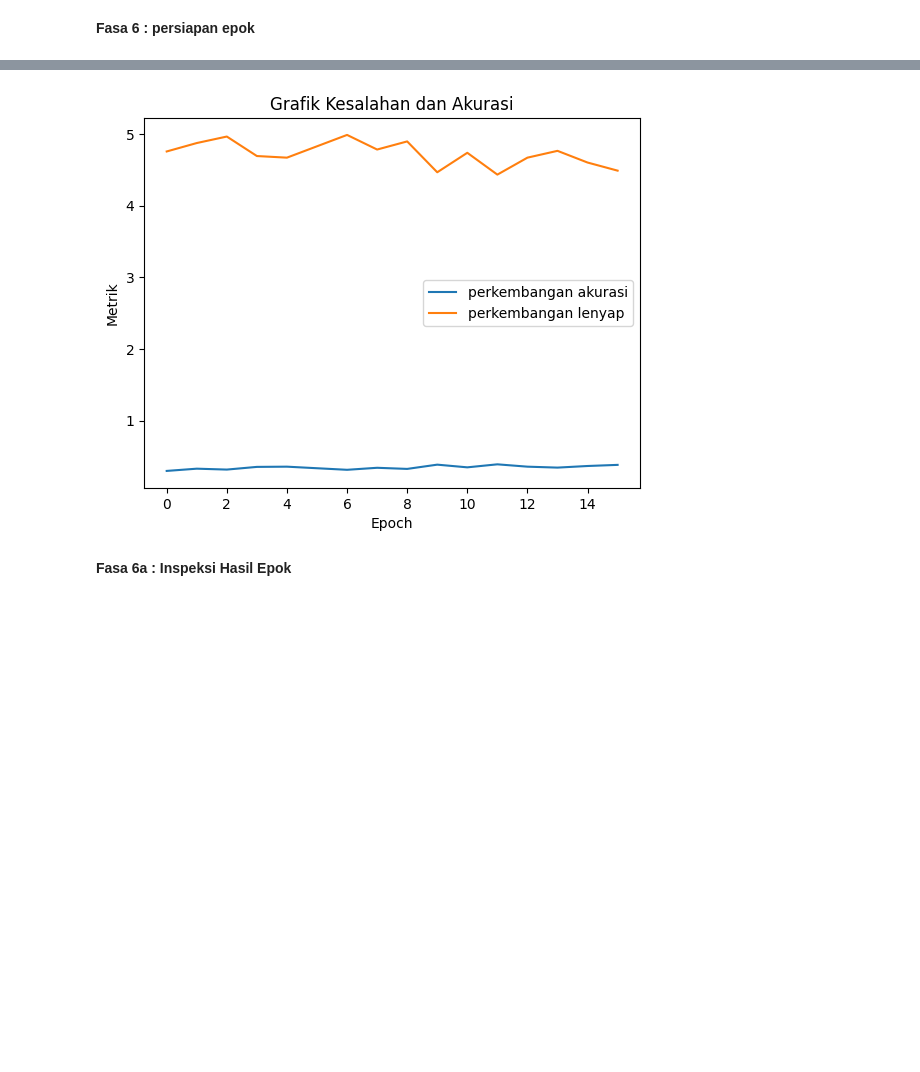
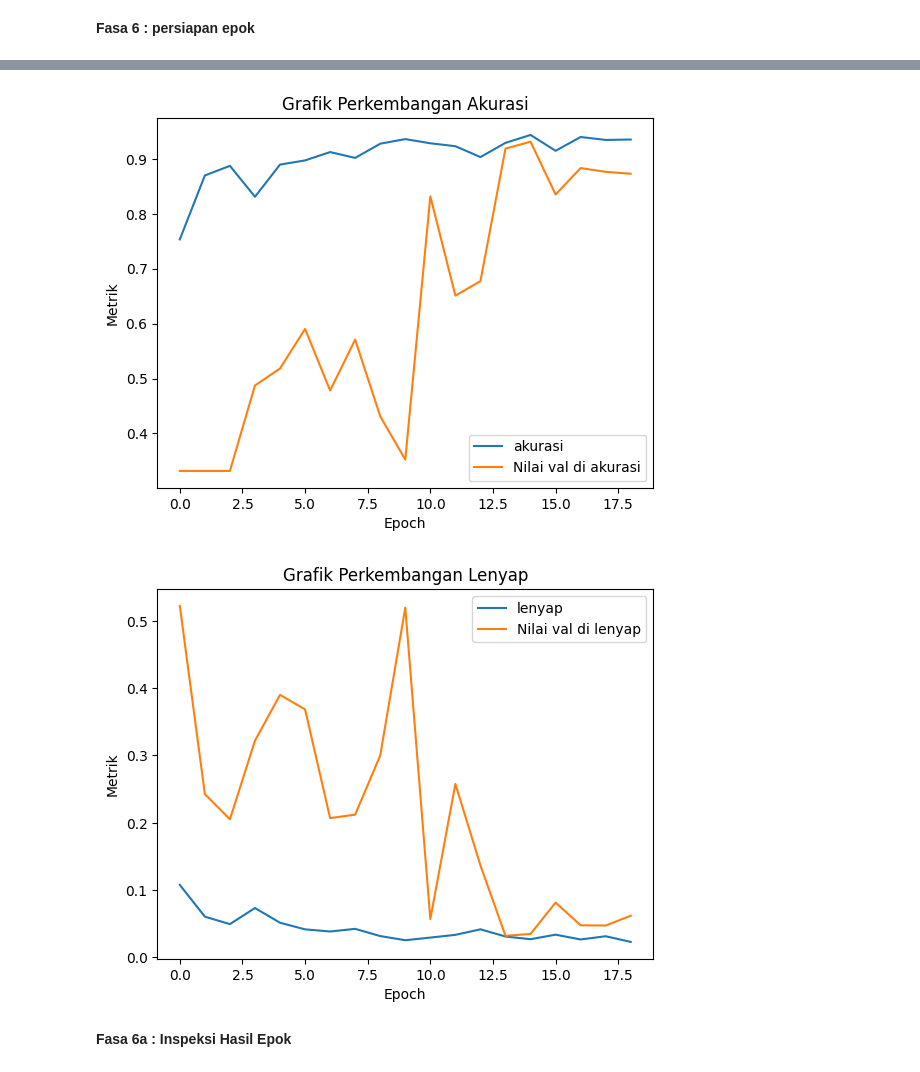
Before and after one commit to DGkurnia/discuss1, a Jupyter notebook: mlprii.ipynb, the cells around one changed output, grey strips where cells are left out. Saved outputs shown, nothing was run; the diff lists cells and outputs as text; code cells hidden in the pictures; blank space fills up the shorter version.

```diff
--- a/mlprii.ipynb
+++ b/mlprii.ipynb
@@ -271,2 +278,8 @@ kerasmod.compile(
+# %%
+#Kompilasi sessungguhnya (Insiasi metrik loss dinamik)
+dynamic_loss = DynamicFocalLoss(alpha=0.5, gamma=2.5)
+dynamic_precision = DynamicPrecision()
+dynamic_recall = DynamicRecall()
+#Ke fasa 6
 # %% [markdown]
 **Fasa 6 : persiapan epok**
@@ -304 +351,24 @@ Epoch 1/20
+# %%
+#Eksekusi dan pengamatan (Kompilasi)
+kerasmod.compile(
+    loss=dynamic_loss,
+    optimizer='adam',
+    metrics=['accuracy', dynamic_precision, dynamic_recall, 'AUC'],
+    run_eagerly=True
+)
+# %%
+#Eksekusi dan pengamatan
+almanak = kerasmod.fit(
+    seksi_latihan,  # Hal ini mewakili seksi latihan
+    epochs=EPOK, #Nilai di atas
+    batch_size=batch_size,
+    validation_data = seksi_validasi,  # Changed to keyword argument
+    callbacks=[pangiltensor, escallback, mccallback, dynamic_epochs_callback],
+    verbose=5
+)
+#hasil (Inspeksi akurasi selama epok) di bawah
+epokinsp = {'nilai akurasi': almanak.history['accuracy'],'nilai val_akurasi ': almanak.history['val_accuracy'],
+    'lenyap ': almanak.history['loss'],'nilai val_lenyap': almanak.history['val_loss']}
+#Nilai Epok
+print(epokinsp)
 # %% [markdown]
@@ -306,13 +391,22 @@ Epoch 1/20
 # %%
-#hasil di grafik bawah
-plt.plot(almanak.history['accuracy'], label='perkembangan akurasi')
-plt.plot(almanak.history['loss'], label='perkembangan lenyap')
-plt.title('Grafik Kesalahan dan Akurasi')
+#hasil pemeriksaan akurasi dan lenyap di grafik bawah
+plt.plot(almanak.history['accuracy'], label='akurasi')
+plt.plot(almanak.history['val_accuracy'], label='Nilai val di akurasi')
+plt.title('Grafik Perkembangan Akurasi')
 plt.xlabel('Epoch')
 plt.ylabel('Metrik')
 plt.legend()
 plt.show()
+#Perkembangan lenyap di fasa asli dan validasi
+plt.plot(almanak.history['loss'], label='lenyap')
+plt.plot(almanak.history['val_loss'], label='Nilai val di lenyap')
+plt.title('Grafik Perkembangan Lenyap')
+plt.xlabel('Epoch')
+plt.ylabel('Metrik')
+plt.legend()
+plt.show()
 # %% [output]
-[figure, old version]
+[figure, new version]
+[figure, added]
 # %% [markdown]
 **Fasa 6a : Inspeksi Hasil Epok**
```
Also changed, not shown: parts of 19 cells of this notebook.
